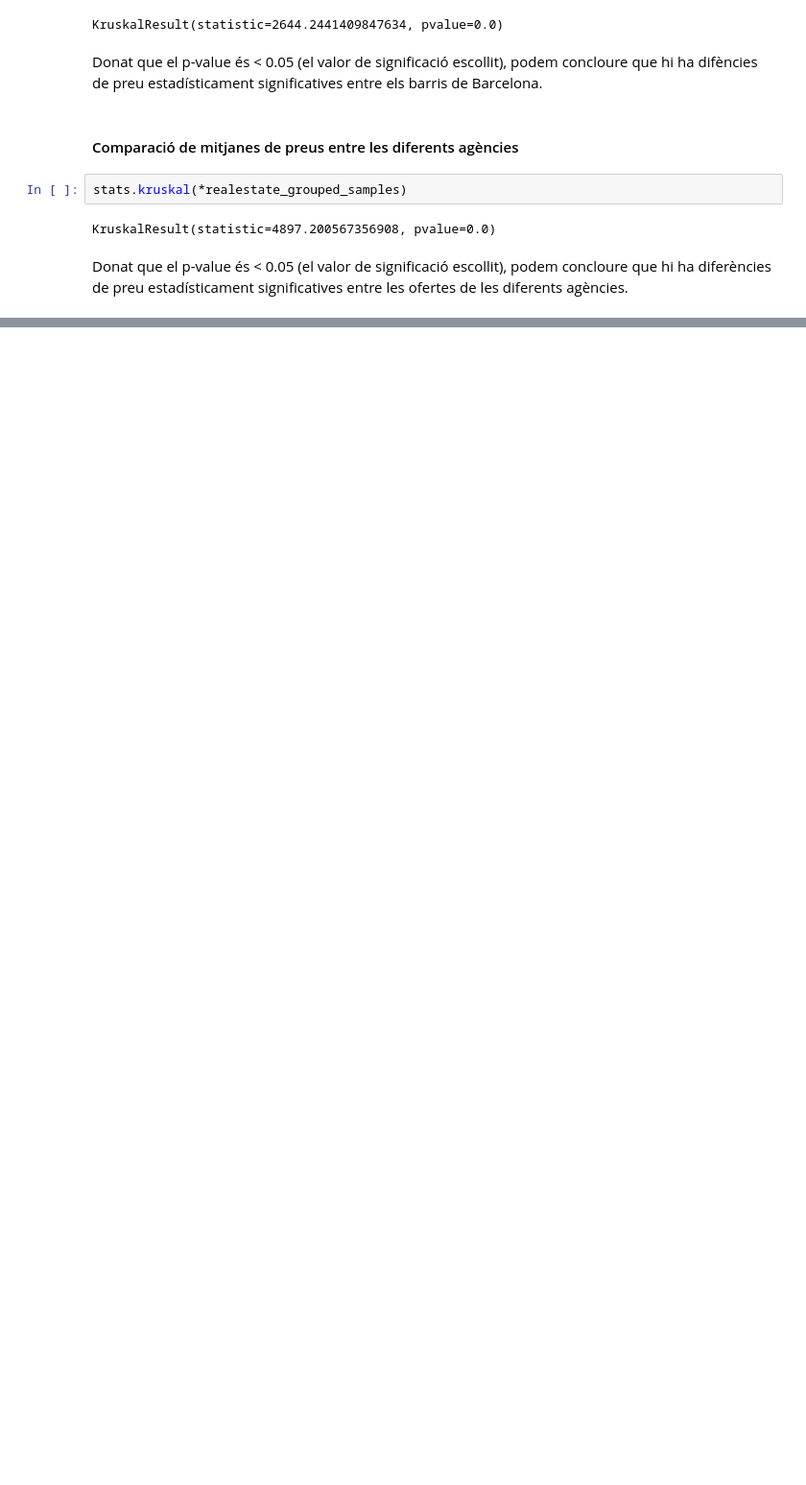
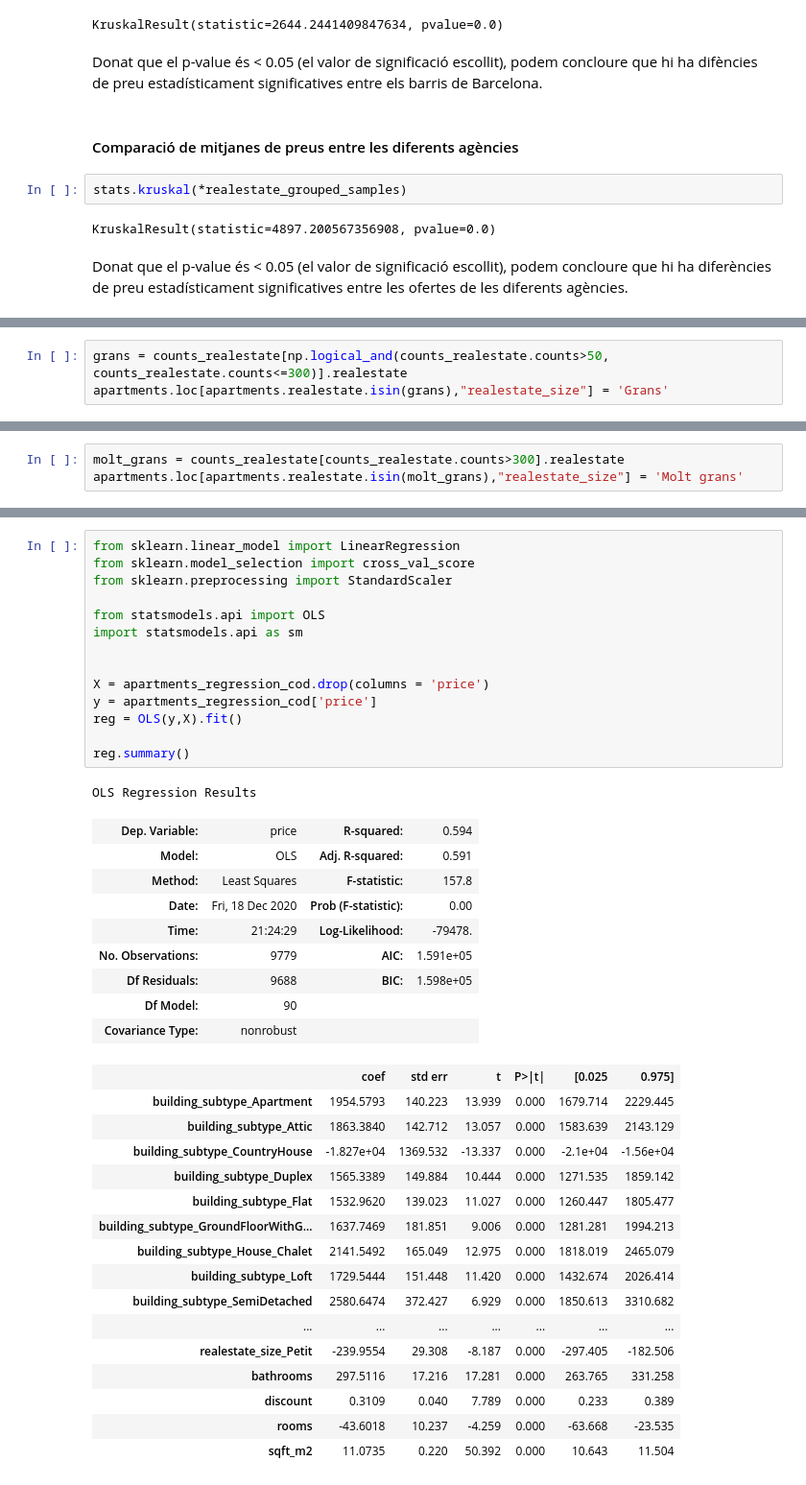
Before and after one commit to xordi/TPCD_Practica2, a Jupyter notebook: src/notebook.ipynb, the cells around one changed output, grey strips where cells are left out. Shown: that part at 96% size. Saved outputs shown, nothing was run; the diff lists cells and outputs as text; blank space fills up the shorter version.

```diff
--- a/src/notebook.ipynb
+++ b/src/notebook.ipynb
@@ -423,0 +510,3 @@ Donat que el p-value és < 0.05 (el valor de significació escollit), podem conc
+# %%
+grans = counts_realestate[np.logical_and(counts_realestate.counts>50, counts_realestate.counts<=300)].realestate
+apartments.loc[apartments.realestate.isin(grans),"realestate_size"] = 'Grans'
@@ -423,0 +515,3 @@ Donat que el p-value és < 0.05 (el valor de significació escollit), podem conc
+# %%
+molt_grans = counts_realestate[counts_realestate.counts>300].realestate
+apartments.loc[apartments.realestate.isin(molt_grans),"realestate_size"] = 'Molt grans'
@@ -423,0 +575,41 @@ Donat que el p-value és < 0.05 (el valor de significació escollit), podem conc
+# %%
+from sklearn.linear_model import LinearRegression
+from sklearn.model_selection import cross_val_score
+from sklearn.preprocessing import StandardScaler
+
+from statsmodels.api import OLS
+import statsmodels.api as sm
+
+
+X = apartments_regression_cod.drop(columns = 'price')
+y = apartments_regression_cod['price']
+reg = OLS(y,X).fit()
+
+reg.summary()
+# %% [output]
+OLS Regression Results
+| Dep. Variable: | price | R-squared: | 0.594 |
+| Model: | OLS | Adj. R-squared: | 0.591 |
+| Method: | Least Squares | F-statistic: | 157.8 |
+| Date: | Fri, 18 Dec 2020 | Prob (F-statistic): | 0.00 |
+| Time: | 21:24:29 | Log-Likelihood: | -79478. |
+| No. Observations: | 9779 | AIC: | 1.591e+05 |
+| Df Residuals: | 9688 | BIC: | 1.598e+05 |
+| Df Model: | 90 |  |  |
+| Covariance Type: | nonrobust |  |  |
+|  | coef | std err | t | P>|t| | [0.025 | 0.975] |
+| building_subtype_Apartment | 1954.5793 | 140.223 | 13.939 | 0.000 | 1679.714 | 2229.445 |
+| building_subtype_Attic | 1863.3840 | 142.712 | 13.057 | 0.000 | 1583.639 | 2143.129 |
+| building_subtype_CountryHouse | -1.827e+04 | 1369.532 | -13.337 | 0.000 | -2.1e+04 | -1.56e+04 |
+| building_subtype_Duplex | 1565.3389 | 149.884 | 10.444 | 0.000 | 1271.535 | 1859.142 |
+| building_subtype_Flat | 1532.9620 | 139.023 | 11.027 | 0.000 | 1260.447 | 1805.477 |
+| building_subtype_GroundFloorWithG... | 1637.7469 | 181.851 | 9.006 | 0.000 | 1281.281 | 1994.213 |
+| building_subtype_House_Chalet | 2141.5492 | 165.049 | 12.975 | 0.000 | 1818.019 | 2465.079 |
+| building_subtype_Loft | 1729.5444 | 151.448 | 11.420 | 0.000 | 1432.674 | 2026.414 |
+| building_subtype_SemiDetached | 2580.6474 | 372.427 | 6.929 | 0.000 | 1850.613 | 3310.682 |
+| ... | ... | ... | ... | ... | ... | ... |
+| realestate_size_Petit | -239.9554 | 29.308 | -8.187 | 0.000 | -297.405 | -182.506 |
+| bathrooms | 297.5116 | 17.216 | 17.281 | 0.000 | 263.765 | 331.258 |
+| discount | 0.3109 | 0.040 | 7.789 | 0.000 | 0.233 | 0.389 |
+| rooms | -43.6018 | 10.237 | -4.259 | 0.000 | -63.668 | -23.535 |
+| sqft_m2 | 11.0735 | 0.220 | 50.392 | 0.000 | 10.643 | 11.504 |
```
Also changed, not shown: parts of 27 cells of this notebook.
